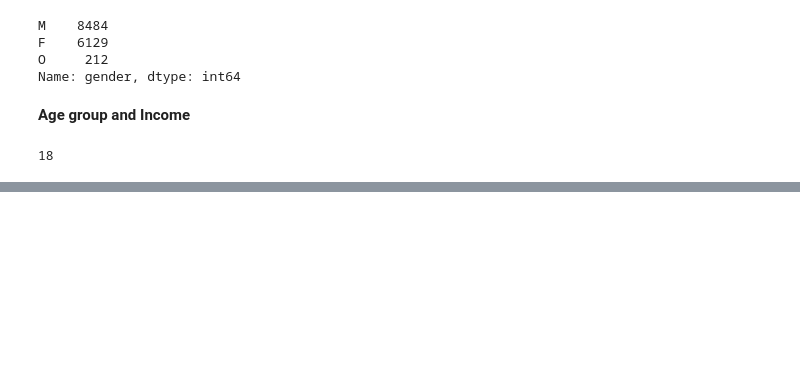
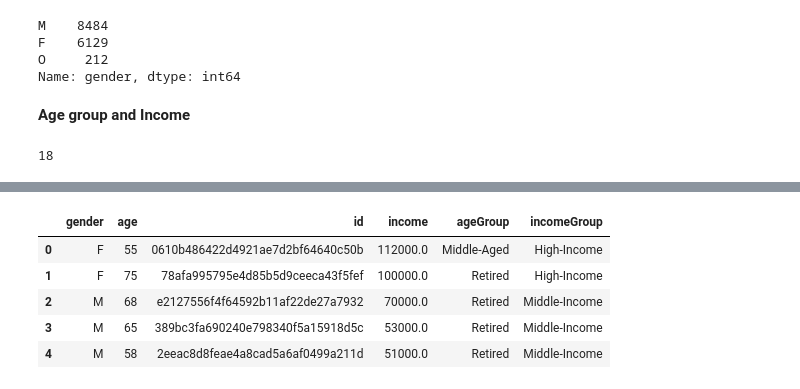
Before and after one commit to Bestine/Starbucks-Customer-Segmentations, a Jupyter notebook: dashboard_2 - profile.ipynb, the cells around one changed output, grey strips where cells are left out. Drawn from its saved outputs; the diff is of its cells as text; code cells hidden in the pictures; blank space fills up the shorter version.

```diff
--- a/dashboard_2 - profile.ipynb
+++ b/dashboard_2 - profile.ipynb
@@ -62,0 +68,16 @@ df2[["AgeGroup", "income"]].groupby("AgeGroup").mean()
+# %%
+# Create new age groups
+bins= [10000,30000,90000,200000]
+labels = ['Low-Income','Middle-Income','High-Income']
+
+df3 = df2.copy() #create a copy of the dataset
+
+df3['incomeGroup'] = pd.cut(df3['income'], bins=bins, labels=labels, right=False)
+df3.head()
+# %% [output]
+|  | gender | age | id | income | ageGroup | incomeGroup |
+| 0 | F | 55 | 0610b486422d4921ae7d2bf64640c50b | 112000.0 | Middle-Aged | High-Income |
+| 1 | F | 75 | 78afa995795e4d85b5d9ceeca43f5fef | 100000.0 | Retired | High-Income |
+| 2 | M | 68 | e2127556f4f64592b11af22de27a7932 | 70000.0 | Retired | Middle-Income |
+| 3 | M | 65 | 389bc3fa690240e798340f5a15918d5c | 53000.0 | Retired | Middle-Income |
+| 4 | M | 58 | 2eeac8d8feae4a8cad5a6af0499a211d | 51000.0 | Retired | Middle-Income |
```
Also changed, not shown: parts of 8 cells of this notebook, 1 other file.
